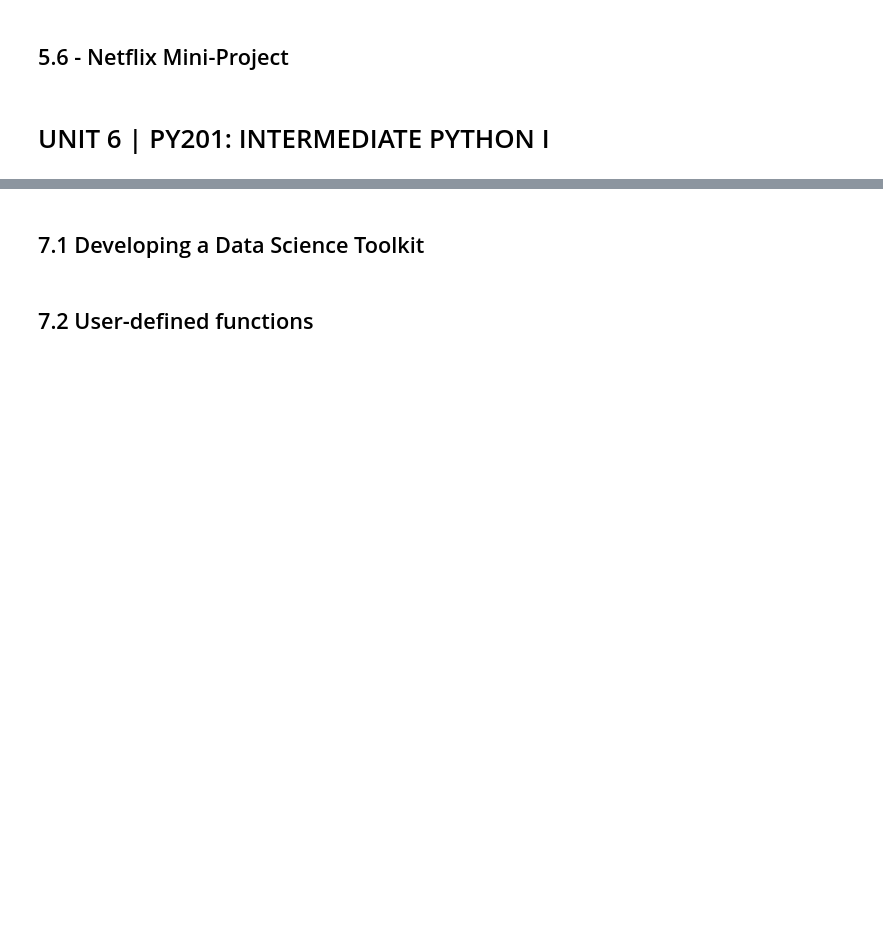
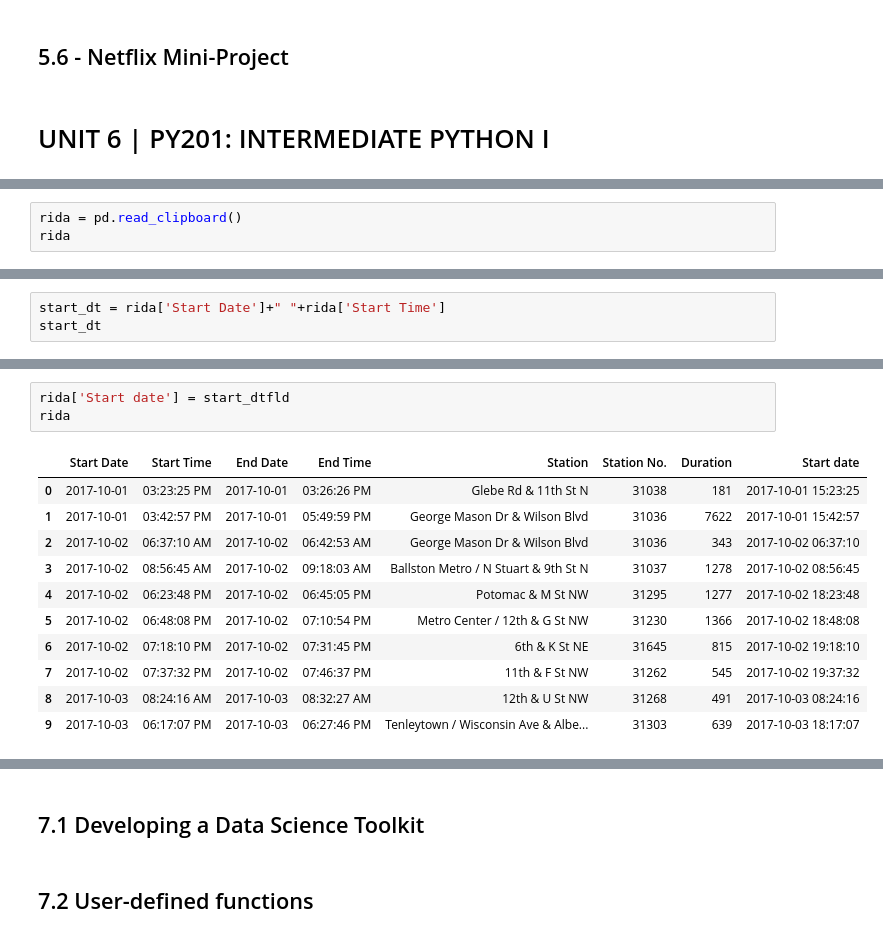
Before and after one commit to tbchuotmd/Springboard, a Jupyter notebook: Springboard-Curriculum.ipynb, the cells around one changed output, grey strips where cells are left out. Saved outputs shown, nothing was run; the diff lists cells and outputs as text; blank space fills up the shorter version.

```diff
--- a/Springboard-Curriculum.ipynb
+++ b/Springboard-Curriculum.ipynb
@@ -667,0 +1080,3 @@ def random_walk(walk_length):
+# %%
+rida = pd.read_clipboard()
+rida
@@ -667,0 +1118,3 @@ def random_walk(walk_length):
+# %%
+start_dt = rida['Start Date']+" "+rida['Start Time']
+start_dt
@@ -667,0 +1148,15 @@ def random_walk(walk_length):
+# %%
+rida['Start date'] = start_dtfld
+rida
+# %% [output]
+|  | Start Date | Start Time | End Date | End Time | Station | Station No. | Duration | Start date |
+| 0 | 2017-10-01 | 03:23:25 PM | 2017-10-01 | 03:26:26 PM | Glebe Rd & 11th St N | 31038 | 181 | 2017-10-01 15:23:25 |
+| 1 | 2017-10-01 | 03:42:57 PM | 2017-10-01 | 05:49:59 PM | George Mason Dr & Wilson Blvd | 31036 | 7622 | 2017-10-01 15:42:57 |
+| 2 | 2017-10-02 | 06:37:10 AM | 2017-10-02 | 06:42:53 AM | George Mason Dr & Wilson Blvd | 31036 | 343 | 2017-10-02 06:37:10 |
+| 3 | 2017-10-02 | 08:56:45 AM | 2017-10-02 | 09:18:03 AM | Ballston Metro / N Stuart & 9th St N | 31037 | 1278 | 2017-10-02 08:56:45 |
+| 4 | 2017-10-02 | 06:23:48 PM | 2017-10-02 | 06:45:05 PM | Potomac & M St NW | 31295 | 1277 | 2017-10-02 18:23:48 |
+| 5 | 2017-10-02 | 06:48:08 PM | 2017-10-02 | 07:10:54 PM | Metro Center / 12th & G St NW | 31230 | 1366 | 2017-10-02 18:48:08 |
+| 6 | 2017-10-02 | 07:18:10 PM | 2017-10-02 | 07:31:45 PM | 6th & K St NE | 31645 | 815 | 2017-10-02 19:18:10 |
+| 7 | 2017-10-02 | 07:37:32 PM | 2017-10-02 | 07:46:37 PM | 11th & F St NW | 31262 | 545 | 2017-10-02 19:37:32 |
+| 8 | 2017-10-03 | 08:24:16 AM | 2017-10-03 | 08:32:27 AM | 12th & U St NW | 31268 | 491 | 2017-10-03 08:24:16 |
+| 9 | 2017-10-03 | 06:17:07 PM | 2017-10-03 | 06:27:46 PM | Tenleytown / Wisconsin Ave & Albe... | 31303 | 639 | 2017-10-03 18:17:07 |
```
Also changed, not shown: parts of 98 cells of this notebook, 10 other files.
